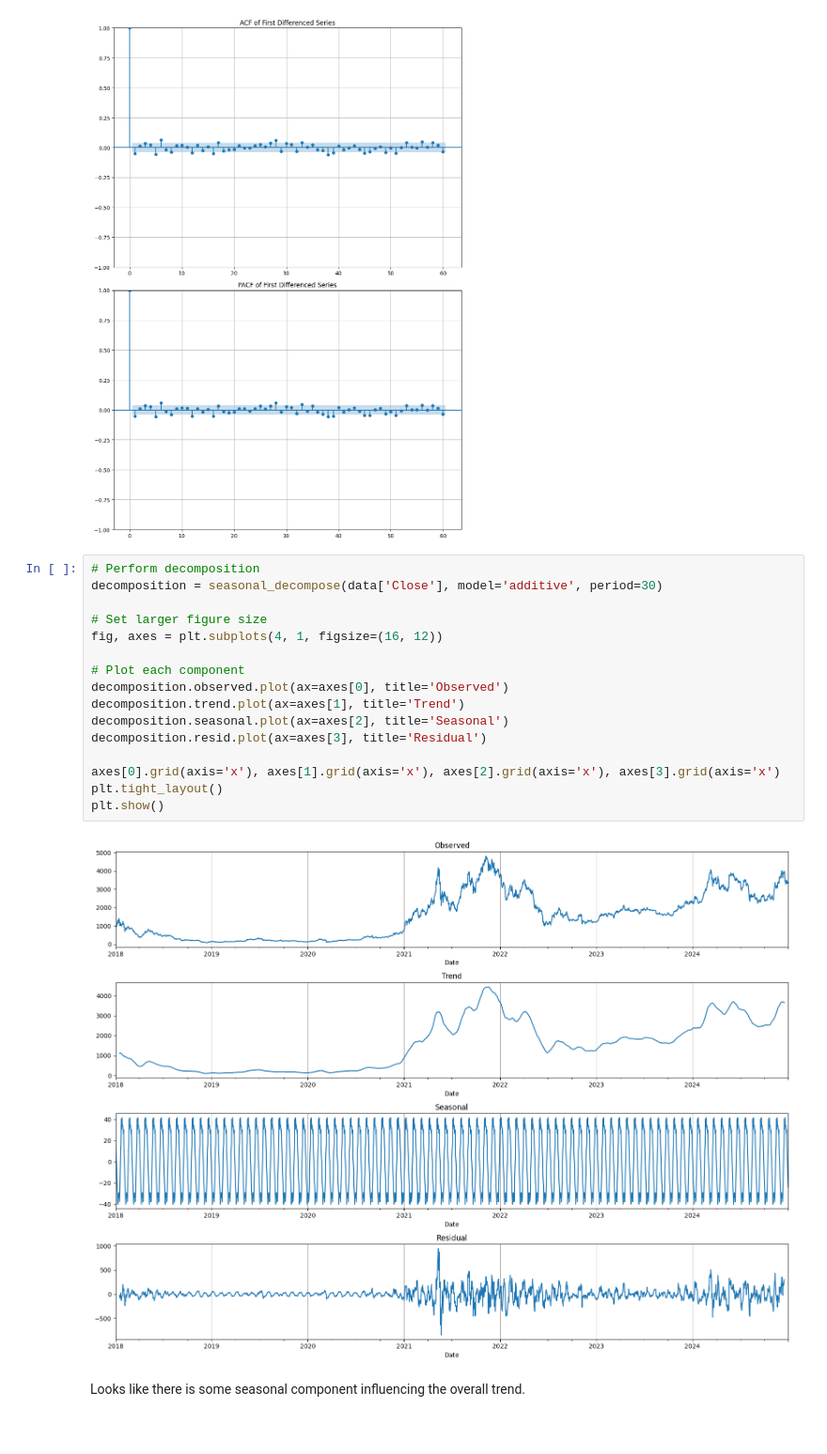
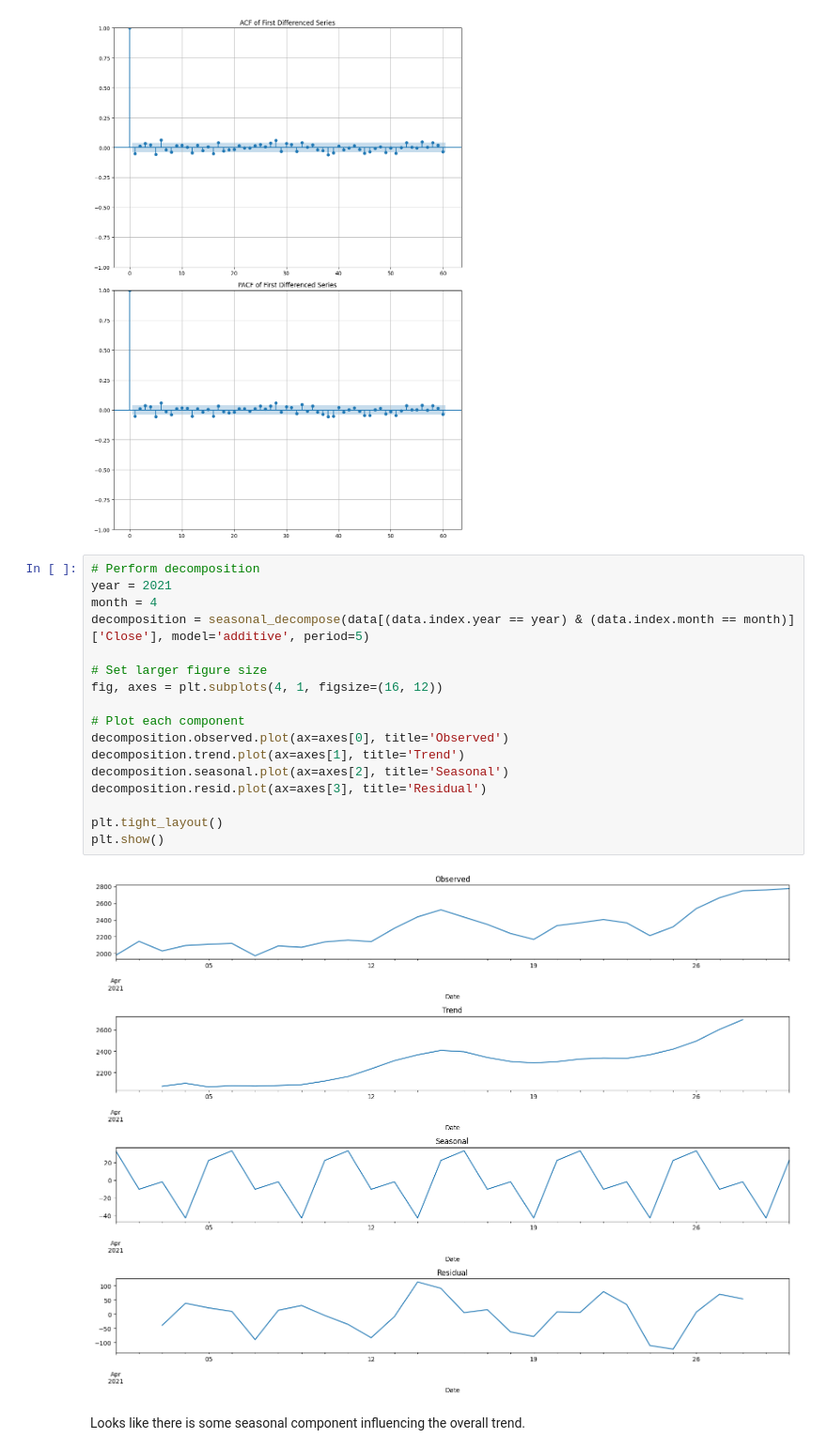
Before and after one commit to STBreeze/Ethereum-Time-Series-Analysis-ARIMA-ARCH-Forecasting, a Jupyter notebook: Ethereum Stock Price Prediction using ARIMA.ipynb, the cells around one changed output. Shown at 94% size. Saved outputs shown, nothing was run; the diff lists cells and outputs as text.

Commit message:
find best model through daily rolling forecast technique

```diff
--- a/Ethereum Stock Price Prediction using ARIMA.ipynb
+++ b/Ethereum Stock Price Prediction using ARIMA.ipynb
@@ -265,22 +274,23 @@ plt.show()
 [figure]
 # %%
 # Perform decomposition
-decomposition = seasonal_decompose(data['Close'], model='additive', period=30)
+year = 2021
+month = 4
+decomposition = seasonal_decompose(data[(data.index.year == year) & (data.index.month == month)]['Close'], model='additive', period=5)
 
 # Set larger figure size
 fig, axes = plt.subplots(4, 1, figsize=(16, 12))
 
 # Plot each component
 decomposition.observed.plot(ax=axes[0], title='Observed')
 decomposition.trend.plot(ax=axes[1], title='Trend')
 decomposition.seasonal.plot(ax=axes[2], title='Seasonal')
 decomposition.resid.plot(ax=axes[3], title='Residual')
 
-axes[0].grid(axis='x'), axes[1].grid(axis='x'), axes[2].grid(axis='x'), axes[3].grid(axis='x')
 plt.tight_layout()
 plt.show()
 # %% [output]
-[figure, old version]
+[figure, new version]
 # %% [markdown]
 Looks like there is some seasonal component influencing the overall trend.
 # %%
```
Also changed, not shown: parts of 26 cells of this notebook.
